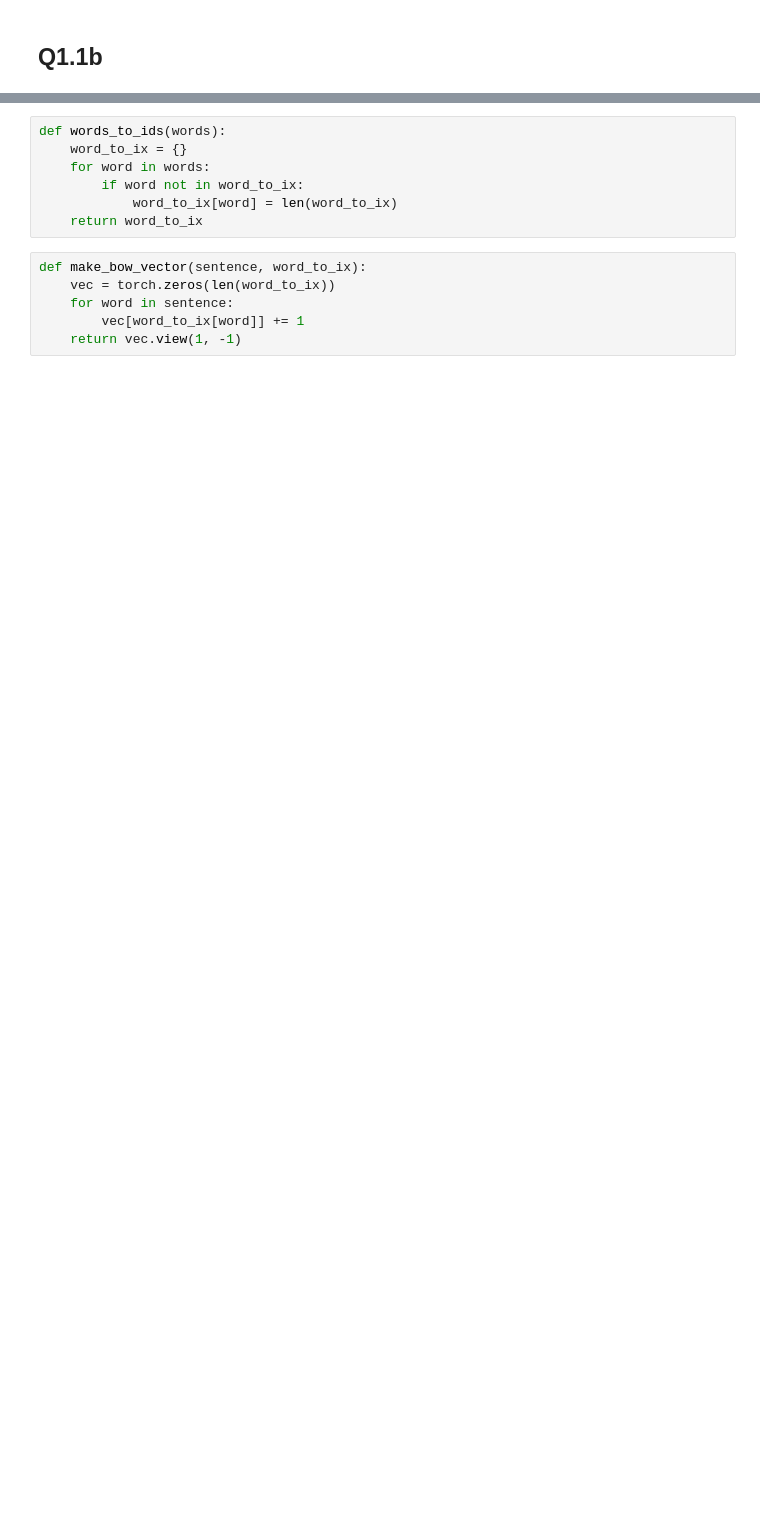
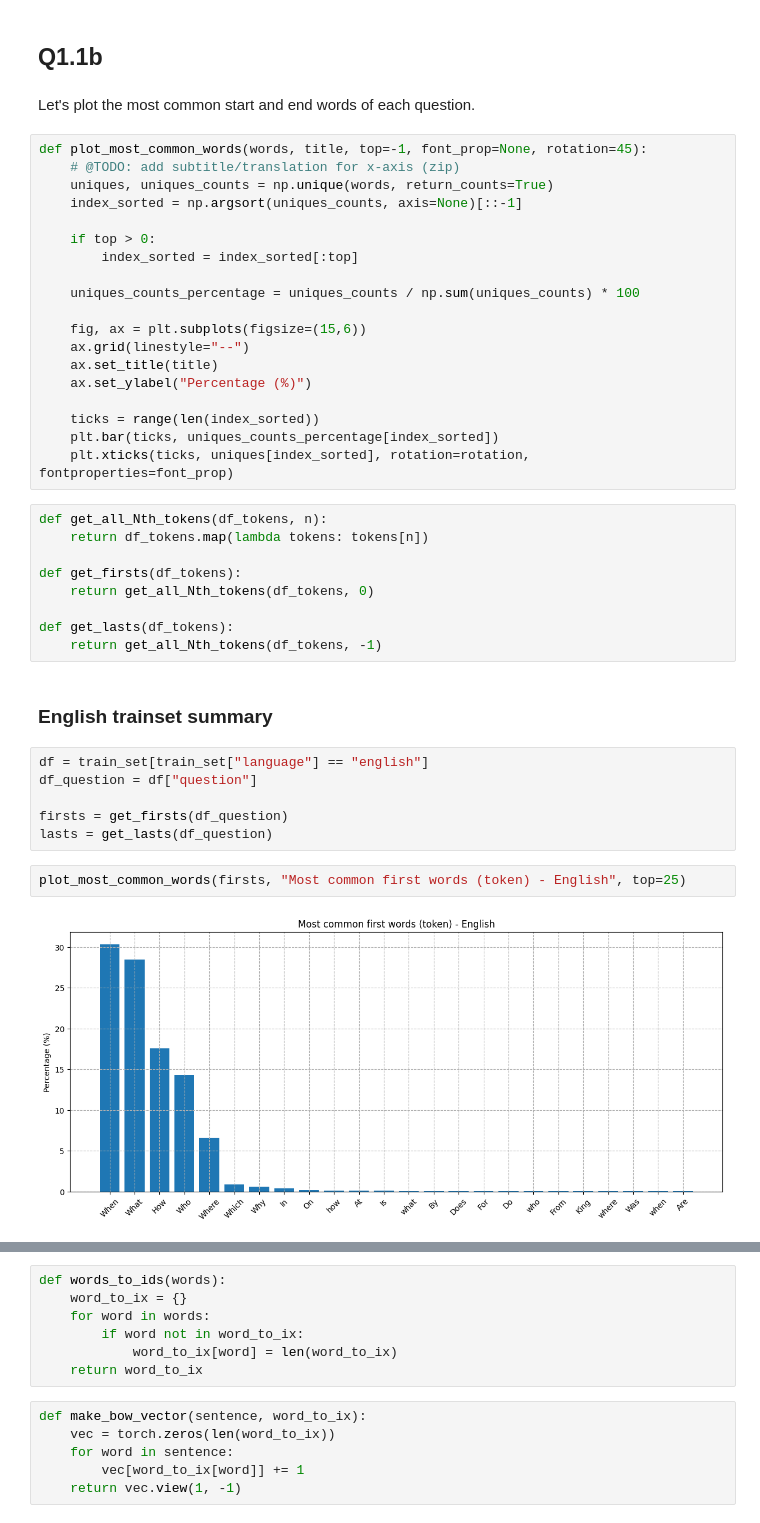
Before and after one commit to RasmusML/nlp_question_answer_project, a Jupyter notebook: notebook.ipynb, the cells around one changed output, grey strips where cells are left out. Cells and saved outputs as stored; diff of their text form; blank space fills up the shorter version.

Commit message:
more work on plotting for Q1.1b

```diff
--- a/notebook.ipynb
+++ b/notebook.ipynb
@@ -255,3 +266,45 @@ validation_set.head()
 | 4 | english | [When, was, Quezon, City, founded... | [Quezon, City] | [When, Quezon, City, was, created... | (6, 7) |
 # %% [markdown]
 ## Q1.1b
+# %% [markdown]
+Let's plot the most common start and end words of each question.
+# %%
+def plot_most_common_words(words, title, top=-1, font_prop=None, rotation=45):
+    # @TODO: add subtitle/translation for x-axis (zip)
+    uniques, uniques_counts = np.unique(words, return_counts=True)
+    index_sorted = np.argsort(uniques_counts, axis=None)[::-1]
+
+    if top > 0:
+        index_sorted = index_sorted[:top]
+
+    uniques_counts_percentage = uniques_counts / np.sum(uniques_counts) * 100
+
+    fig, ax = plt.subplots(figsize=(15,6))
+    ax.grid(linestyle="--")
+    ax.set_title(title)
+    ax.set_ylabel("Percentage (%)")
+
+    ticks = range(len(index_sorted))
+    plt.bar(ticks, uniques_counts_percentage[index_sorted])
+    plt.xticks(ticks, uniques[index_sorted], rotation=rotation, fontproperties=font_prop)
+# %%
+def get_all_Nth_tokens(df_tokens, n):
+    return df_tokens.map(lambda tokens: tokens[n])
+
+def get_firsts(df_tokens):
+    return get_all_Nth_tokens(df_tokens, 0)
+
+def get_lasts(df_tokens):
+    return get_all_Nth_tokens(df_tokens, -1)
+# %% [markdown]
+### English trainset summary
+# %%
+df = train_set[train_set["language"] == "english"]
+df_question = df["question"]
+
+firsts = get_firsts(df_question)
+lasts = get_lasts(df_question)
+# %%
+plot_most_common_words(firsts, "Most common first words (token) - English", top=25)
+# %% [output]
+[figure, added]
```
Also changed, not shown: parts of 17 cells of this notebook, 2 other files.
